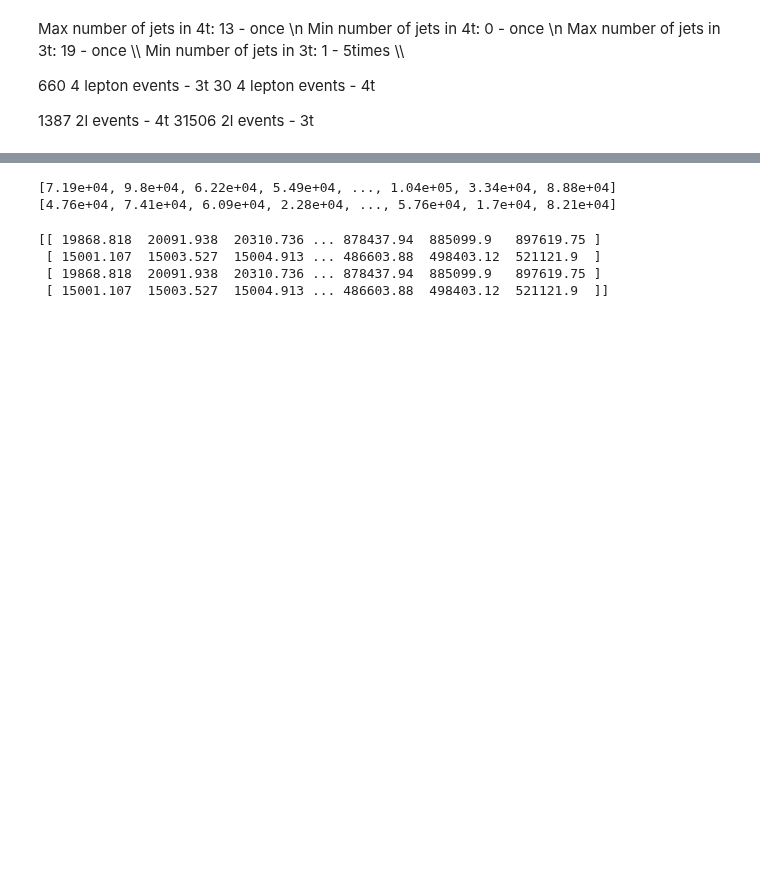
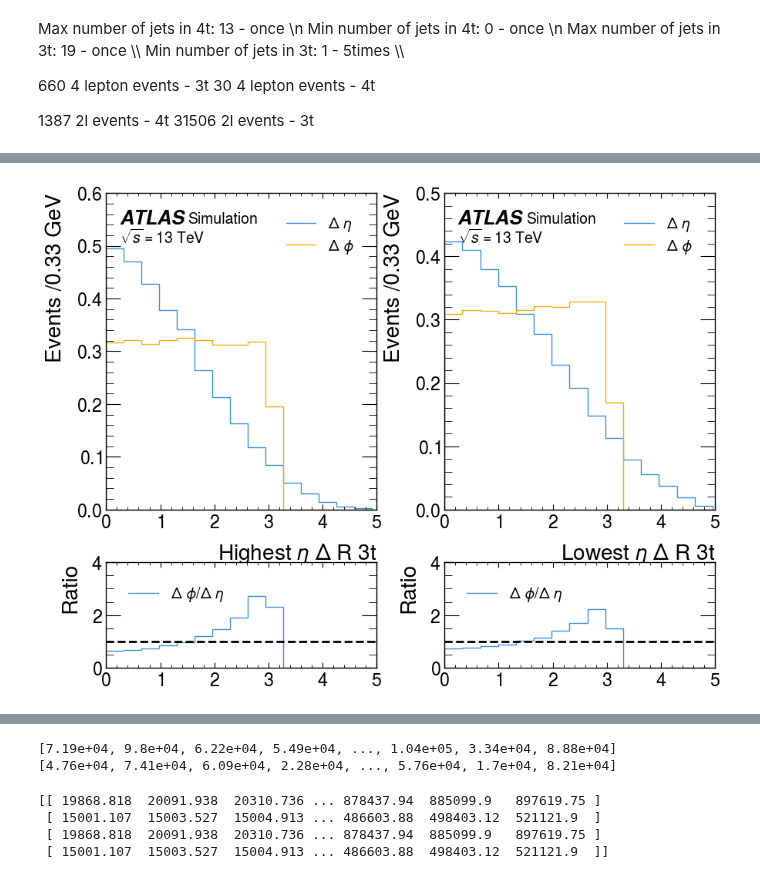
Before and after one commit to archiebrooks02/MPHYS-4Top, a Jupyter notebook: week_2.ipynb, the cells around one changed output, grey strips where cells are left out. Cells and saved outputs as stored; diff of their text form; code cells hidden in the pictures; blank space fills up the shorter version.

```diff
--- a/week_2.ipynb
+++ b/week_2.ipynb
@@ -182,0 +254,5 @@ lowest_eta_4t = np.minimum(np.abs(lowest_eta_jet_4t.eta),np.abs(lowest_eta_lepto
+# %%
+deltaphi_highest_pt_3t = np.abs(highest_pt_3t.deltaphi(second_highest_pt_3t))
+deltaphi_lowest_pt_3t = np.abs(lowest_pt_3t.deltaphi(second_lowest_pt_3t))
+deltaeta_highest_pt_3t = np.abs(highest_pt_3t.deltaeta(second_highest_pt_3t))
+deltaeta_lowest_pt_3t = np.abs(lowest_pt_3t.deltaeta(second_lowest_pt_3t))
@@ -182,0 +270,11 @@ lowest_eta_4t = np.minimum(np.abs(lowest_eta_jet_4t.eta),np.abs(lowest_eta_lepto
+# %%
+fig, ax = plt.subplots(2,2,gridspec_kw={'height_ratios':[3,1]}, figsize=(10,8))
+histogram([deltaeta_highest_pt_3t, deltaphi_highest_pt_3t], 15, ['$\Delta$ $\eta$','$\Delta$ $\phi$'], ax[0,0], ratio=True, ratio_axes=ax[1,0], density=True)
+histogram([deltaeta_lowest_pt_3t, deltaphi_lowest_pt_3t], 15, ['$\Delta$ $\eta$','$\Delta$ $\phi$'], ax[0,1], ratio=True, ratio_axes=ax[1,1], density=True)
+ax[0,0].set_xlabel(r'Highest $\eta$ $\Delta$ R 3t')
+ax[0,1].set_xlabel(r'Lowest $\eta$ $\Delta$ R 3t')
+plt.subplots_adjust(hspace=0.25)
+plt.subplots_adjust(wspace=0.25)
+plt.show()
+# %% [output]
+[figure, added]
```
Also changed, not shown: parts of 38 cells of this notebook.
